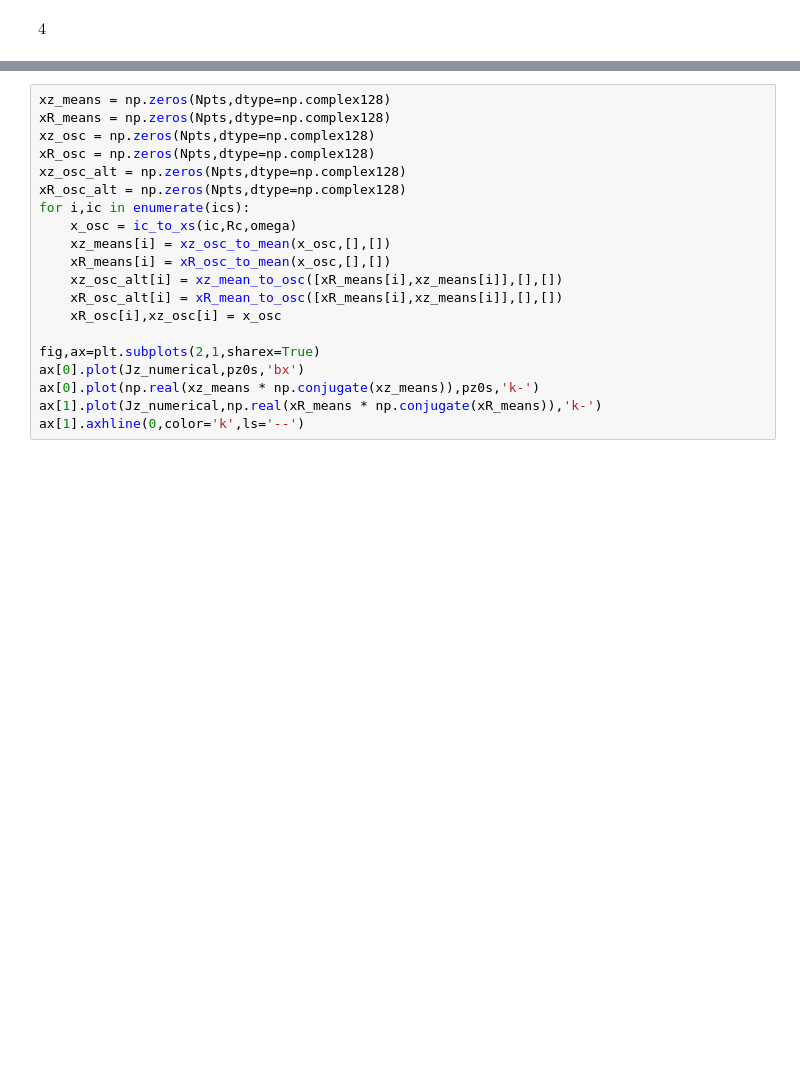
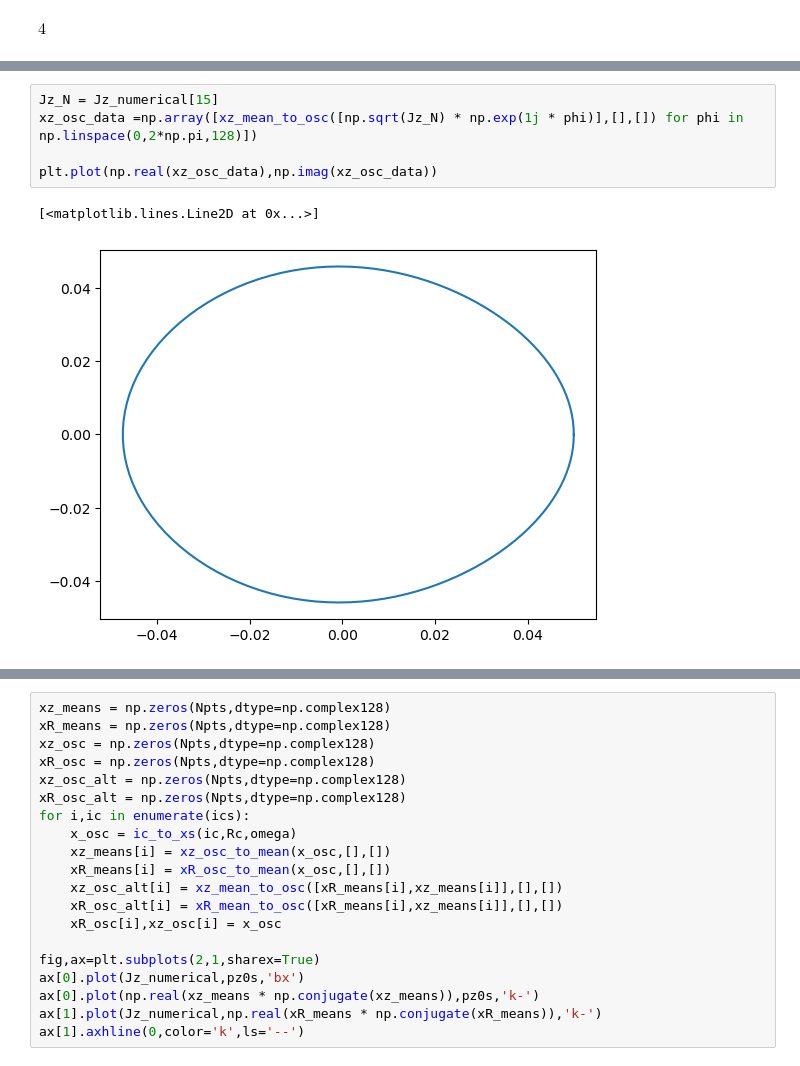
Before and after one commit to shadden/ActionAngleGalaxy, a Jupyter notebook: 02_notebooks/Miyomato-Nagai-vertical-periodic-orbits.ipynb, the cells around one changed output, grey strips where cells are left out. Cells and saved outputs as stored; diff of their text form; blank space fills up the shorter version.

```diff
--- a/02_notebooks/Miyomato-Nagai-vertical-periodic-orbits.ipynb
+++ b/02_notebooks/Miyomato-Nagai-vertical-periodic-orbits.ipynb
@@ -180,3 +168,11 @@ array([64.00251378, 46.09618251, 36.00151159, 29.52261042, 25.01061712,
+# %%
+Jz_N = Jz_numerical[15]
+xz_osc_data =np.array([xz_mean_to_osc([np.sqrt(Jz_N) * np.exp(1j * phi)],[],[]) for phi in np.linspace(0,2*np.pi,128)])
+
+plt.plot(np.real(xz_osc_data),np.imag(xz_osc_data))
+# %% [output]
+[<matplotlib.lines.Line2D at 0x...>]
+[figure, added]
 # %%
 fig,ax = plt.subplots(2,1,sharex = True,figsize=(8,8))
 for l in [6,8]:
```
Also changed, not shown: parts of 4 cells of this notebook, 1 other file.
